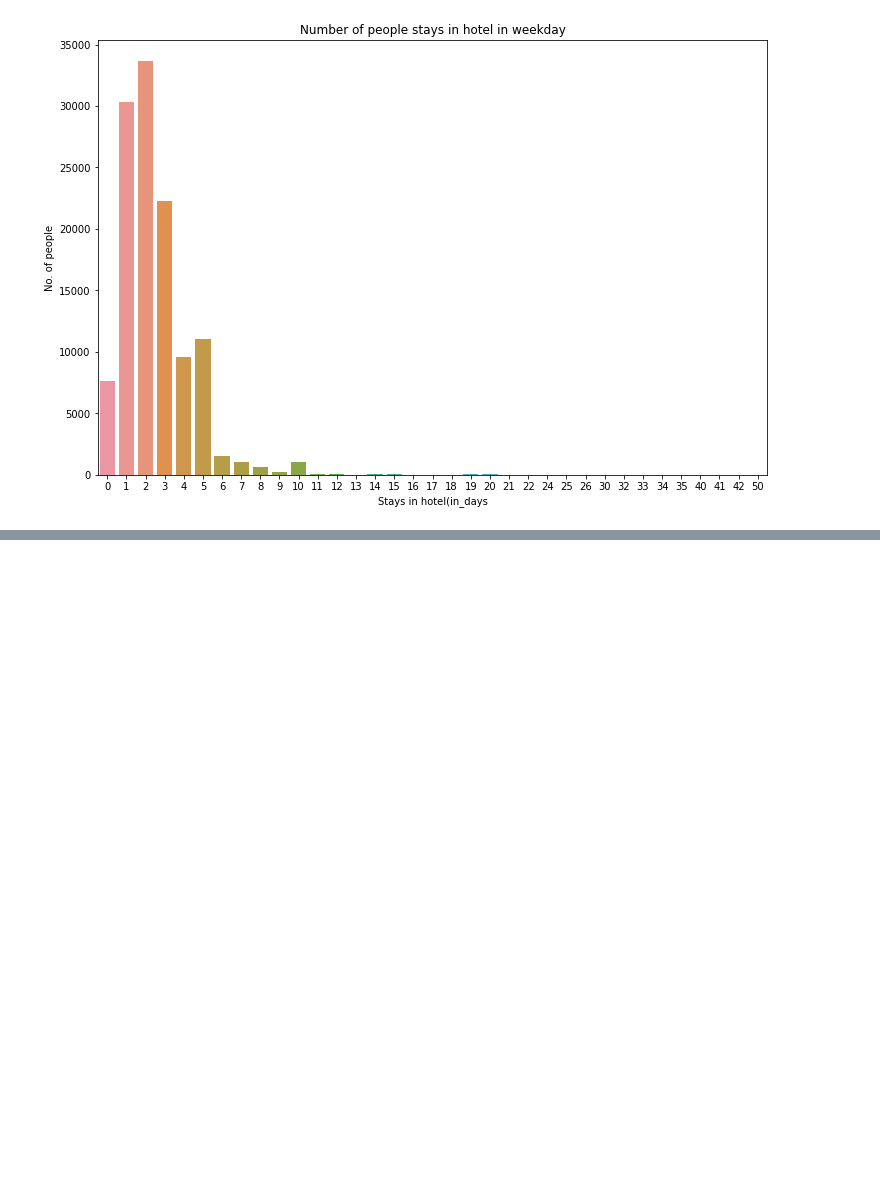
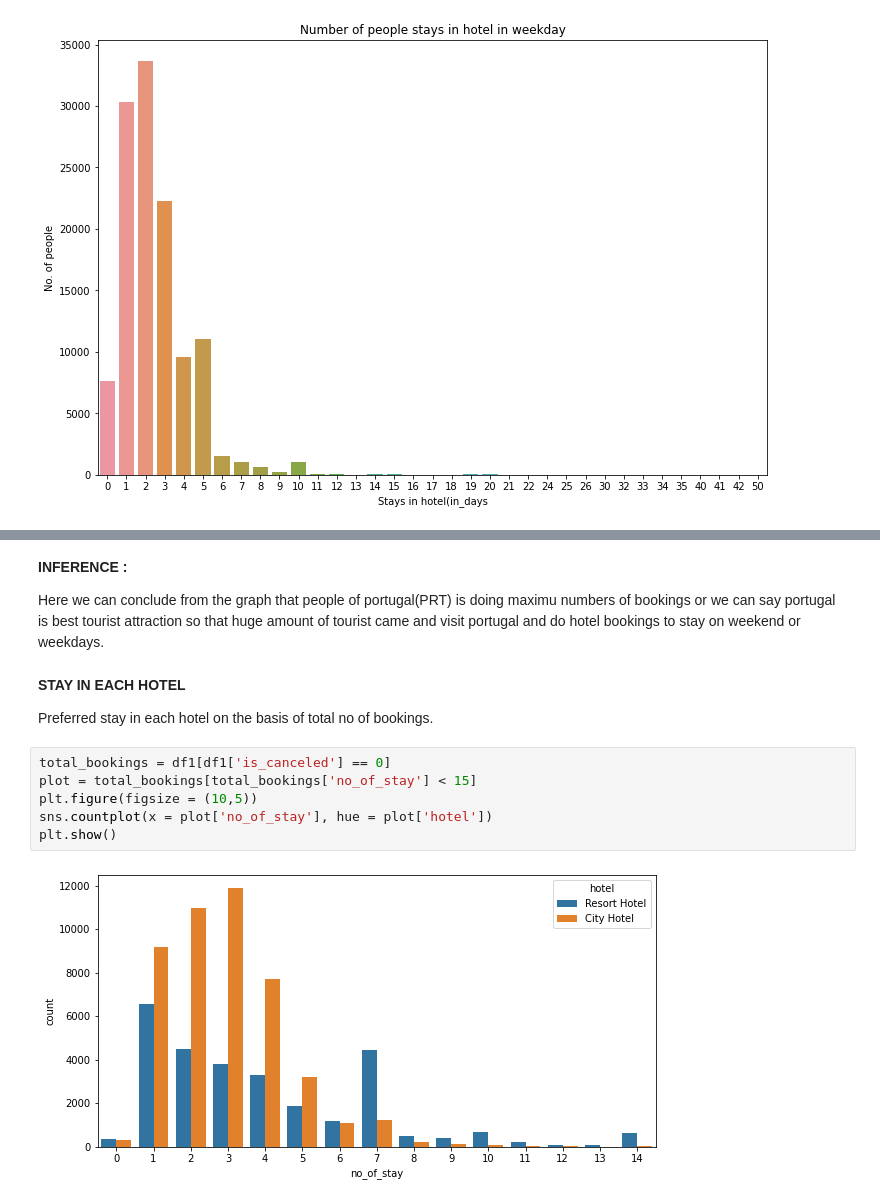
Before and after one commit to vikas6169/hotel-booking-analysis, a Jupyter notebook: Hotel_Booking_Analysis_Capstone_Project.ipynb, the cells around one changed output, grey strips where cells are left out. Cells and saved outputs as stored; diff of their text form; blank space fills up the shorter version.

```diff
--- a/Hotel_Booking_Analysis_Capstone_Project.ipynb
+++ b/Hotel_Booking_Analysis_Capstone_Project.ipynb
@@ -351,0 +446,16 @@ Text(0, 0.5, 'No. of people')
+# %% [markdown]
+**INFERENCE :**
+
+Here we can conclude from the graph that people of portugal(PRT) is doing maximu numbers of bookings or we can say portugal is best tourist attraction so that huge amount of tourist came and visit portugal and do hotel bookings to stay on weekend or weekdays.
+# %% [markdown]
+**STAY IN EACH HOTEL**
+
+Preferred stay in each hotel on the basis of total no of bookings.
+# %%
+total_bookings = df1[df1['is_canceled'] == 0]
+plot = total_bookings[total_bookings['no_of_stay'] < 15]
+plt.figure(figsize = (10,5))
+sns.countplot(x = plot['no_of_stay'], hue = plot['hotel'])
+plt.show()
+# %% [output]
+[figure, added]
```
Also changed, not shown: parts of 14 cells of this notebook.
